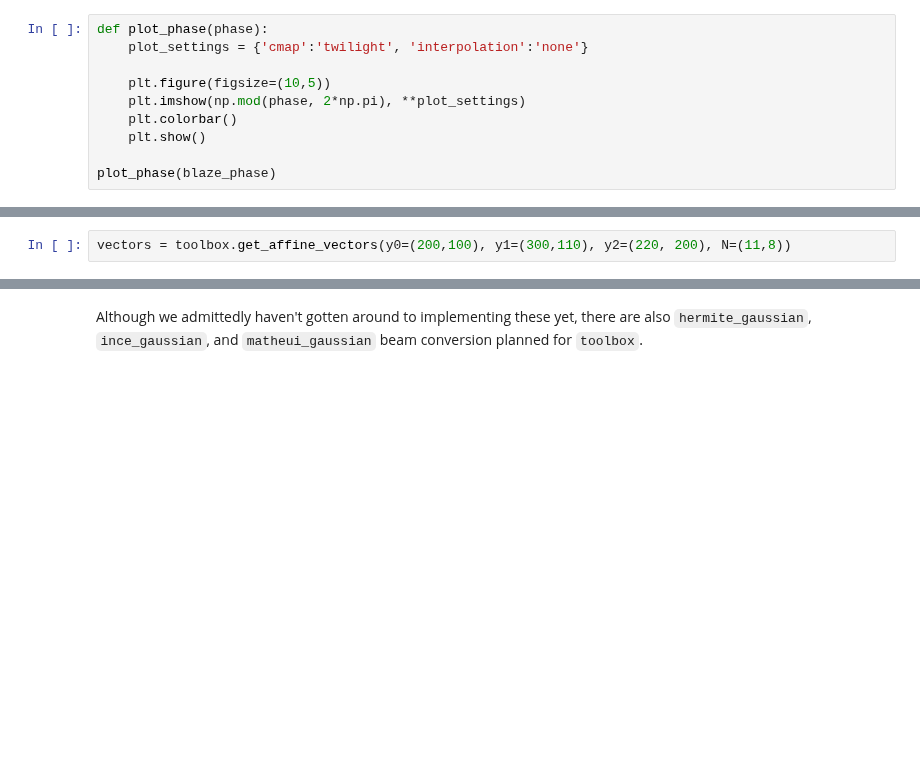
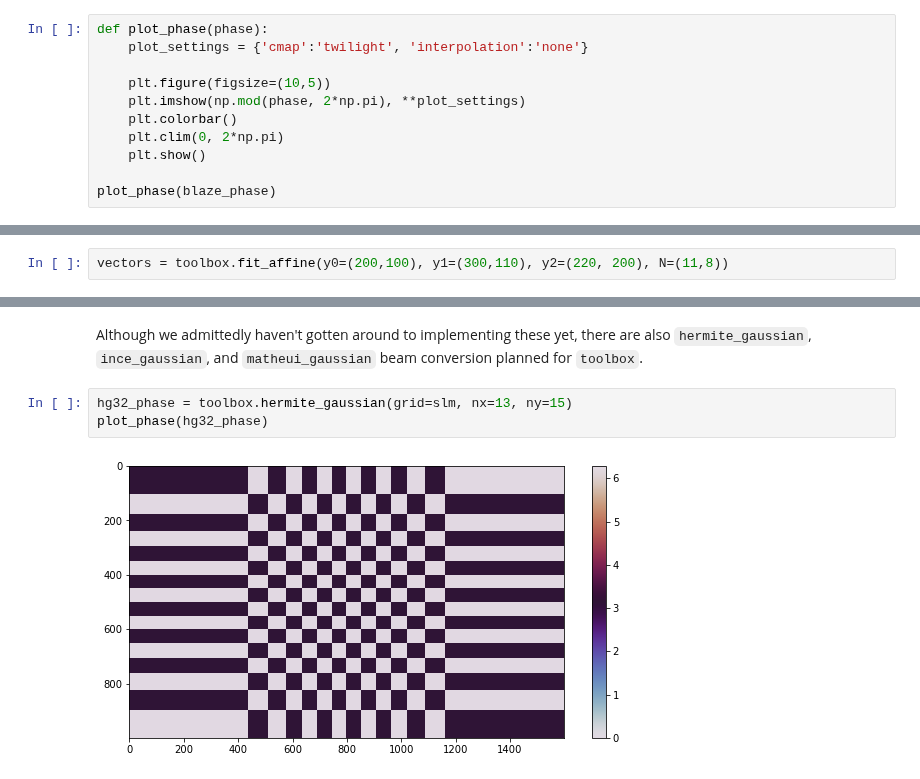
Before and after one commit to slmsuite/slmsuite-examples, a Jupyter notebook: examples/structured_light.ipynb, the cells around one changed output, grey strips where cells are left out. Drawn from its saved outputs; the diff is of its cells as text; blank space fills up the shorter version.

```diff
--- a/examples/structured_light.ipynb
+++ b/examples/structured_light.ipynb
@@ -55,6 +55,7 @@ def plot_phase(phase):
     plt.figure(figsize=(10,5))
     plt.imshow(np.mod(phase, 2*np.pi), **plot_settings)
     plt.colorbar()
+    plt.clim(0, 2*np.pi)
     plt.show()
 
 plot_phase(blaze_phase)
@@ -171,3 +178,3 @@ Now suppose we want to something more complicated, with very many regions on the
 # %%
-vectors = toolbox.get_affine_vectors(y0=(200,100), y1=(300,110), y2=(220, 200), N=(11,8))
+vectors = toolbox.fit_affine(y0=(200,100), y1=(300,110), y2=(220, 200), N=(11,8))
 # %% [markdown]
@@ -306,3 +313,8 @@ plt.imshow(cam.get_image())
 plt.show()
 # %% [markdown]
 Although we admittedly haven't gotten around to implementing these yet, there are also `hermite_gaussian`, `ince_gaussian`, and `matheui_gaussian` beam conversion planned for `toolbox`.
+# %%
+hg32_phase = toolbox.hermite_gaussian(grid=slm, nx=13, ny=15)
+plot_phase(hg32_phase)
+# %% [output]
+[figure, added]
```
Also changed, not shown: parts of 14 cells of this notebook, 3 other files.
